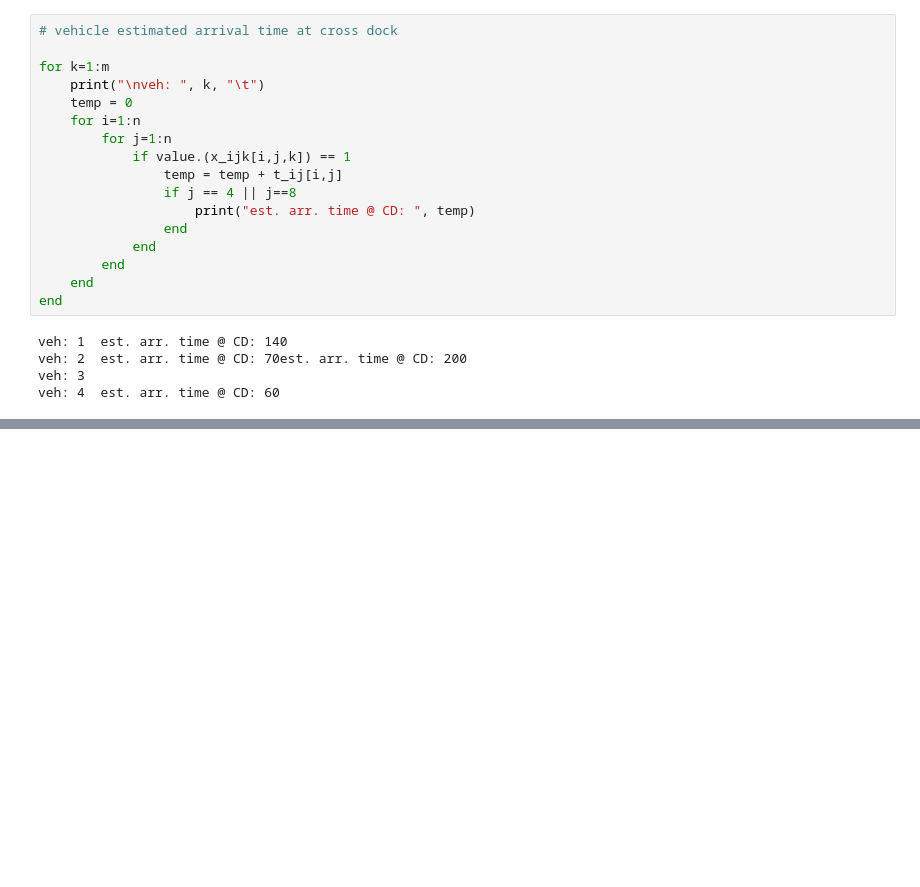
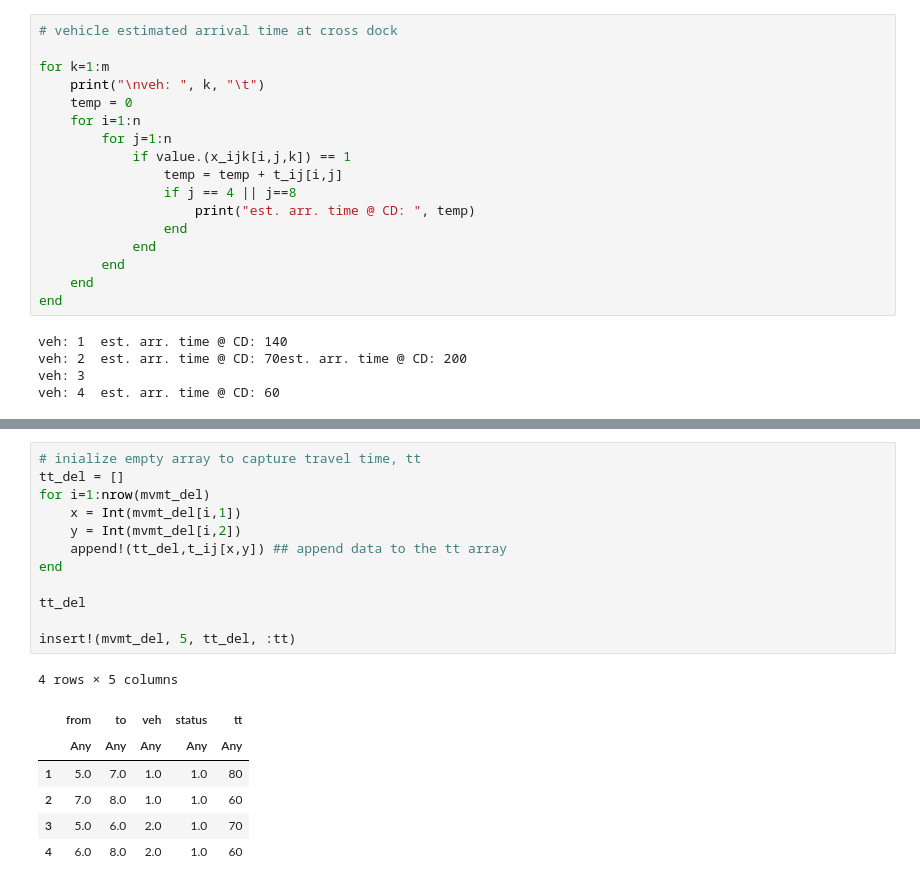
Before and after one commit to far24/optim_freight, a Jupyter notebook: cross-dock/julia_jump/research_code.ipynb, the cells around one changed output, grey strips where cells are left out. Drawn from its saved outputs; the diff is of its cells as text; blank space fills up the shorter version.

```diff
--- a/cross-dock/julia_jump/research_code.ipynb
+++ b/cross-dock/julia_jump/research_code.ipynb
@@ -397,0 +487,20 @@ LoadError: iteration is deliberately unsupported for CartesianIndex. Use `I` rat
+# %%
+# inialize empty array to capture travel time, tt
+tt_del = []
+for i=1:nrow(mvmt_del)
+    x = Int(mvmt_del[i,1])
+    y = Int(mvmt_del[i,2])
+    append!(tt_del,t_ij[x,y]) ## append data to the tt array
+end
+
+tt_del
+
+insert!(mvmt_del, 5, tt_del, :tt)
+# %% [output]
+4 rows × 5 columns
+|  | from | to | veh | status | tt |
+|  | Any | Any | Any | Any | Any |
+| 1 | 5.0 | 7.0 | 1.0 | 1.0 | 80 |
+| 2 | 7.0 | 8.0 | 1.0 | 1.0 | 60 |
+| 3 | 5.0 | 6.0 | 2.0 | 1.0 | 70 |
+| 4 | 6.0 | 8.0 | 2.0 | 1.0 | 60 |
```
Also changed, not shown: parts of 12 cells of this notebook.
